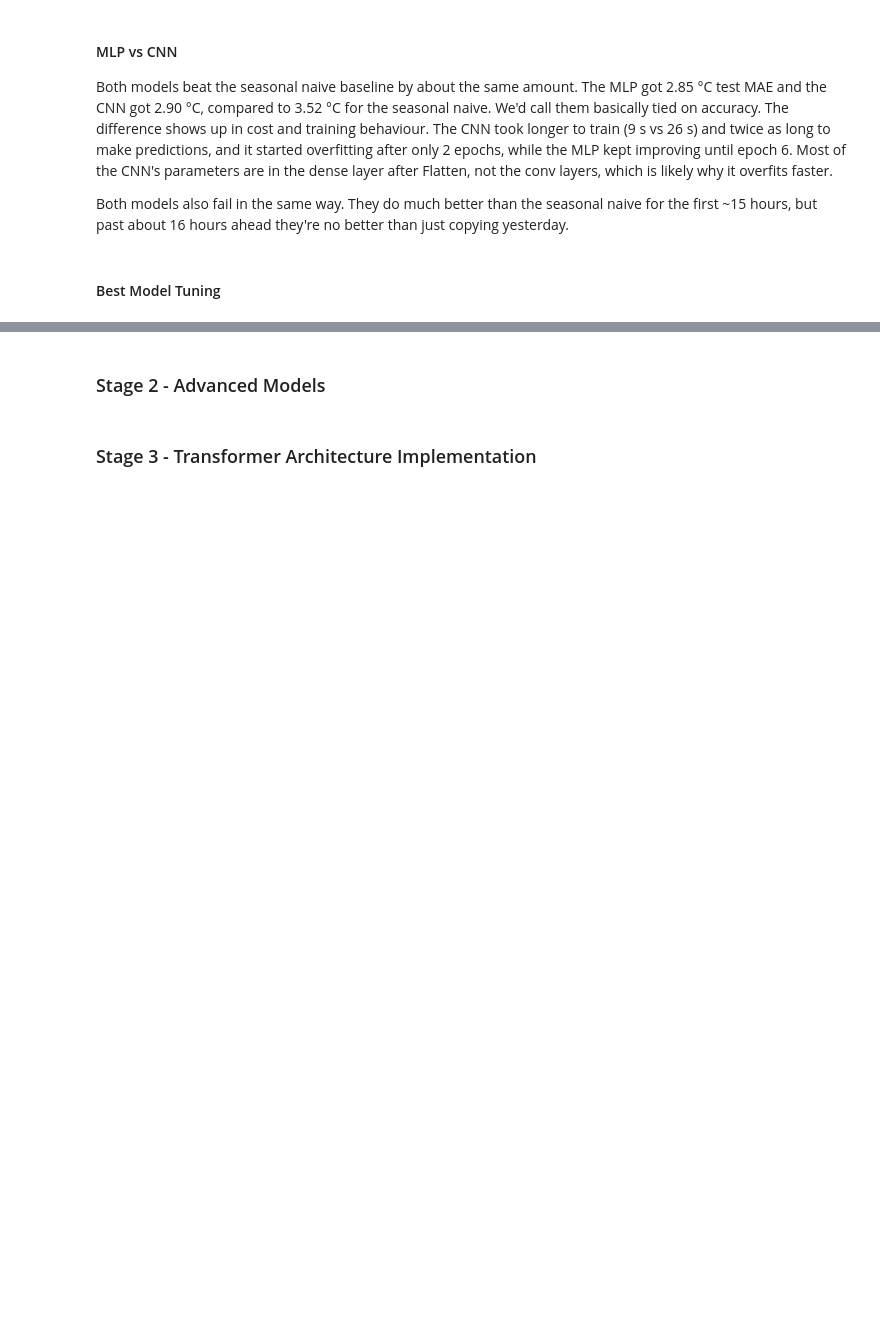
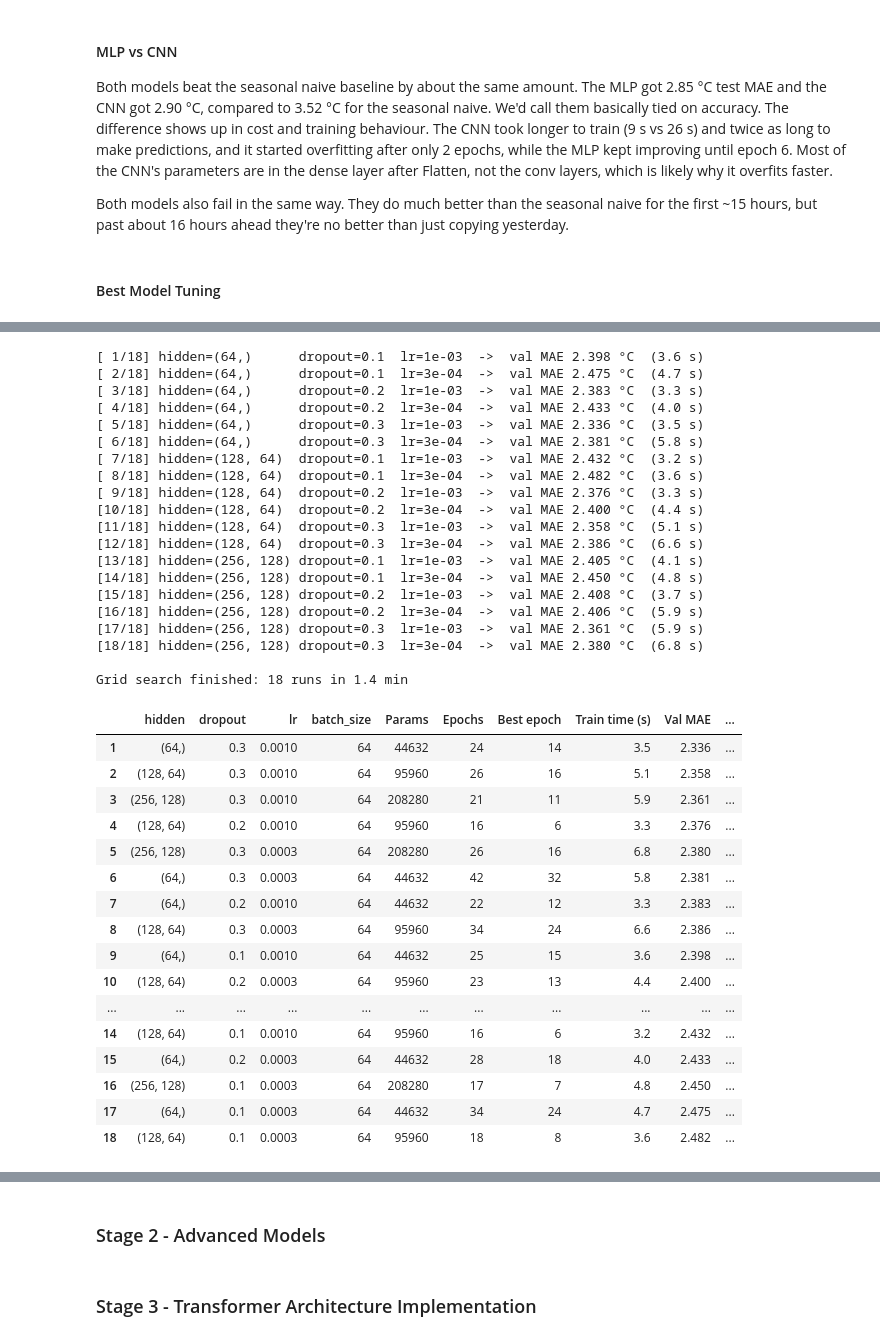
Before and after one commit to janwod/TransformerTempTracker, a Jupyter notebook: AISE4010_Project_Group07.ipynb, the cells around one changed output, grey strips where cells are left out. Saved outputs shown, nothing was run; the diff lists cells and outputs as text; code cells hidden in the pictures; blank space fills up the shorter version.

```diff
--- a/AISE4010_Project_Group07.ipynb
+++ b/AISE4010_Project_Group07.ipynb
@@ -694,0 +705,78 @@ Both models also fail in the same way. They do much better than the seasonal nai
+# %%
+# Hyperparameter grid for the MLP. Original config is (128, 64), 0.2, 1e-3, 64.
+MLP_GRID = {
+    'hidden': [(64,), (128, 64), (256, 128)],
+    'dropout': [0.1, 0.2, 0.3],
+    'lr': [1e-3, 3e-4],
+    'batch_size': [64],
+}
+
+grid_configs = [dict(zip(MLP_GRID, values)) for values in itertools.product(*MLP_GRID.values())]
+grid_rows = []
+best_val_mae, best_run = np.inf, None
+grid_start = time.perf_counter()
+
+for i, config in enumerate(grid_configs, start=1):
+    model, hist, train_time = fit_model(build_mlp, **config)
+    val_scores = score(y_val, model(X_val, training=False).numpy())
+    grid_rows.append({
+        **config,
+        'Params': model.count_params(),
+        'Epochs': len(hist.history['loss']),
+        'Best epoch': int(np.argmin(hist.history['val_loss'])) + 1,
+        'Train time (s)': train_time,
+        'Val MAE': val_scores['MAE'],
+        'Val RMSE': val_scores['RMSE'],
+    })
+    print(f"[{i:2d}/{len(grid_configs)}] hidden={str(config['hidden']):10} dropout={config['dropout']}  "
+          f"lr={config['lr']:.0e}  ->  val MAE {val_scores['MAE']:.3f} °C  ({train_time:.1f} s)")
+
+    # Only keep the best model around so we don't have to retrain it after.
+    if val_scores['MAE'] < best_val_mae:
+        best_val_mae = val_scores['MAE']
+        best_run = (config, model, hist, train_time)
+
+grid_time = time.perf_counter() - grid_start
+print(f'\nGrid search finished: {len(grid_configs)} runs in {grid_time / 60:.1f} min')
+
+grid_results = pd.DataFrame(grid_rows).sort_values('Val MAE').reset_index(drop=True)
+grid_results.index += 1   # rank 1 = best
+display(grid_results.round({'Train time (s)': 1, 'Val MAE': 3, 'Val RMSE': 3}))
+# %% [output]
+[ 1/18] hidden=(64,)      dropout=0.1  lr=1e-03  ->  val MAE 2.398 °C  (3.6 s)
+[ 2/18] hidden=(64,)      dropout=0.1  lr=3e-04  ->  val MAE 2.475 °C  (4.7 s)
+[ 3/18] hidden=(64,)      dropout=0.2  lr=1e-03  ->  val MAE 2.383 °C  (3.3 s)
+[ 4/18] hidden=(64,)      dropout=0.2  lr=3e-04  ->  val MAE 2.433 °C  (4.0 s)
+[ 5/18] hidden=(64,)      dropout=0.3  lr=1e-03  ->  val MAE 2.336 °C  (3.5 s)
+[ 6/18] hidden=(64,)      dropout=0.3  lr=3e-04  ->  val MAE 2.381 °C  (5.8 s)
+[ 7/18] hidden=(128, 64)  dropout=0.1  lr=1e-03  ->  val MAE 2.432 °C  (3.2 s)
+[ 8/18] hidden=(128, 64)  dropout=0.1  lr=3e-04  ->  val MAE 2.482 °C  (3.6 s)
+[ 9/18] hidden=(128, 64)  dropout=0.2  lr=1e-03  ->  val MAE 2.376 °C  (3.3 s)
+[10/18] hidden=(128, 64)  dropout=0.2  lr=3e-04  ->  val MAE 2.400 °C  (4.4 s)
+[11/18] hidden=(128, 64)  dropout=0.3  lr=1e-03  ->  val MAE 2.358 °C  (5.1 s)
+[12/18] hidden=(128, 64)  dropout=0.3  lr=3e-04  ->  val MAE 2.386 °C  (6.6 s)
+[13/18] hidden=(256, 128) dropout=0.1  lr=1e-03  ->  val MAE 2.405 °C  (4.1 s)
+[14/18] hidden=(256, 128) dropout=0.1  lr=3e-04  ->  val MAE 2.450 °C  (4.8 s)
+[15/18] hidden=(256, 128) dropout=0.2  lr=1e-03  ->  val MAE 2.408 °C  (3.7 s)
+[16/18] hidden=(256, 128) dropout=0.2  lr=3e-04  ->  val MAE 2.406 °C  (5.9 s)
+[17/18] hidden=(256, 128) dropout=0.3  lr=1e-03  ->  val MAE 2.361 °C  (5.9 s)
+[18/18] hidden=(256, 128) dropout=0.3  lr=3e-04  ->  val MAE 2.380 °C  (6.8 s)
+
+Grid search finished: 18 runs in 1.4 min
+|  | hidden | dropout | lr | batch_size | Params | Epochs | Best epoch | Train time (s) | Val MAE | ... |
+| 1 | (64,) | 0.3 | 0.0010 | 64 | 44632 | 24 | 14 | 3.5 | 2.336 | ... |
+| 2 | (128, 64) | 0.3 | 0.0010 | 64 | 95960 | 26 | 16 | 5.1 | 2.358 | ... |
+| 3 | (256, 128) | 0.3 | 0.0010 | 64 | 208280 | 21 | 11 | 5.9 | 2.361 | ... |
+| 4 | (128, 64) | 0.2 | 0.0010 | 64 | 95960 | 16 | 6 | 3.3 | 2.376 | ... |
+| 5 | (256, 128) | 0.3 | 0.0003 | 64 | 208280 | 26 | 16 | 6.8 | 2.380 | ... |
+| 6 | (64,) | 0.3 | 0.0003 | 64 | 44632 | 42 | 32 | 5.8 | 2.381 | ... |
+| 7 | (64,) | 0.2 | 0.0010 | 64 | 44632 | 22 | 12 | 3.3 | 2.383 | ... |
+| 8 | (128, 64) | 0.3 | 0.0003 | 64 | 95960 | 34 | 24 | 6.6 | 2.386 | ... |
+| 9 | (64,) | 0.1 | 0.0010 | 64 | 44632 | 25 | 15 | 3.6 | 2.398 | ... |
+| 10 | (128, 64) | 0.2 | 0.0003 | 64 | 95960 | 23 | 13 | 4.4 | 2.400 | ... |
+| ... | ... | ... | ... | ... | ... | ... | ... | ... | ... | ... |
+| 14 | (128, 64) | 0.1 | 0.0010 | 64 | 95960 | 16 | 6 | 3.2 | 2.432 | ... |
+| 15 | (64,) | 0.2 | 0.0003 | 64 | 44632 | 28 | 18 | 4.0 | 2.433 | ... |
+| 16 | (256, 128) | 0.1 | 0.0003 | 64 | 208280 | 17 | 7 | 4.8 | 2.450 | ... |
+| 17 | (64,) | 0.1 | 0.0003 | 64 | 44632 | 34 | 24 | 4.7 | 2.475 | ... |
+| 18 | (128, 64) | 0.1 | 0.0003 | 64 | 95960 | 18 | 8 | 3.6 | 2.482 | ... |
```
Also changed, not shown: parts of 4 cells of this notebook, 1 other file.
